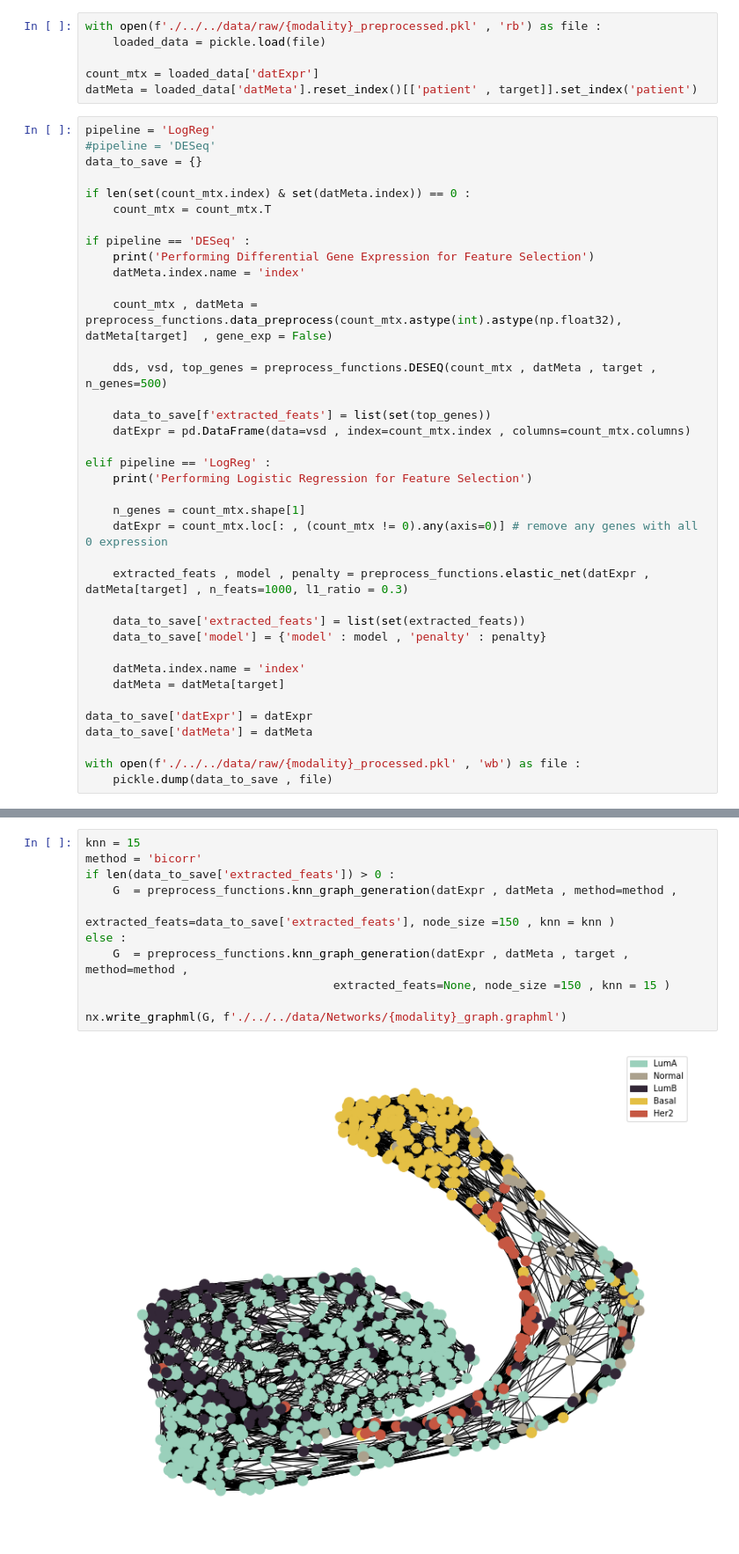
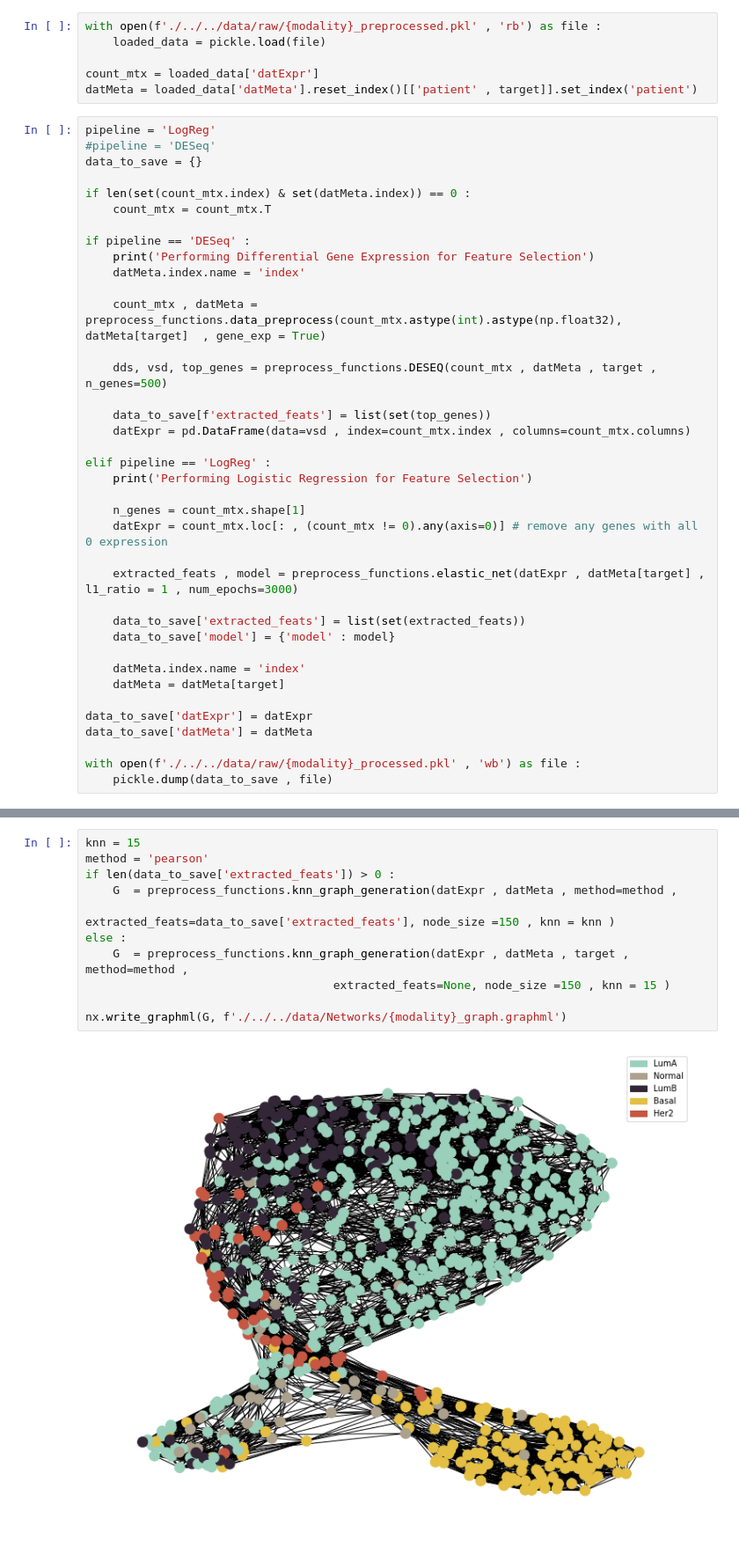
Before and after one commit to Barry8197/MOGDx, a Jupyter notebook: PreProcessing/Preprocessing.ipynb, the cells around one changed output, grey strips where cells are left out. Shown at 88% size. Cells and saved outputs as stored; diff of their text form.

Commit message:
update elastic net implemenetation

```diff
--- a/PreProcessing/Preprocessing.ipynb
+++ b/PreProcessing/Preprocessing.ipynb
@@ -28,7 +28,7 @@ if pipeline == 'DESeq' :
     print('Performing Differential Gene Expression for Feature Selection')
     datMeta.index.name = 'index'
 
-    count_mtx , datMeta = preprocess_functions.data_preprocess(count_mtx.astype(int).astype(np.float32), datMeta[target]  , gene_exp = False)
+    count_mtx , datMeta = preprocess_functions.data_preprocess(count_mtx.astype(int).astype(np.float32), datMeta[target]  , gene_exp = True)
 
     dds, vsd, top_genes = preprocess_functions.DESEQ(count_mtx , datMeta , target , n_genes=500)
 
@@ -41,10 +41,10 @@ elif pipeline == 'LogReg' :
     n_genes = count_mtx.shape[1]
     datExpr = count_mtx.loc[: , (count_mtx != 0).any(axis=0)] # remove any genes with all 0 expression
 
-    extracted_feats , model , penalty = preprocess_functions.elastic_net(datExpr , datMeta[target] , n_feats=1000, l1_ratio = 0.3)
+    extracted_feats , model = preprocess_functions.elastic_net(datExpr , datMeta[target] , l1_ratio = 1 , num_epochs=3000)
 
     data_to_save['extracted_feats'] = list(set(extracted_feats))
-    data_to_save['model'] = {'model' : model , 'penalty' : penalty}
+    data_to_save['model'] = {'model' : model}
 
     datMeta.index.name = 'index'
     datMeta = datMeta[target]
@@ -60,13 +60,13 @@ Model score : 0.763
 # %%
 knn = 15
-method = 'bicorr'
+method = 'pearson'
 if len(data_to_save['extracted_feats']) > 0 :
     G  = preprocess_functions.knn_graph_generation(datExpr , datMeta , method=method ,
                                                 extracted_feats=data_to_save['extracted_feats'], node_size =150 , knn = knn )
 else :
     G  = preprocess_functions.knn_graph_generation(datExpr , datMeta , target , method=method ,
                                     extracted_feats=None, node_size =150 , knn = 15 )
 
 nx.write_graphml(G, f'./../../data/Networks/{modality}_graph.graphml')
 # %% [output]
-[figure, old version]
+[figure, new version]
```
Also changed, not shown: parts of 1 cell of this notebook, 3 other files.
